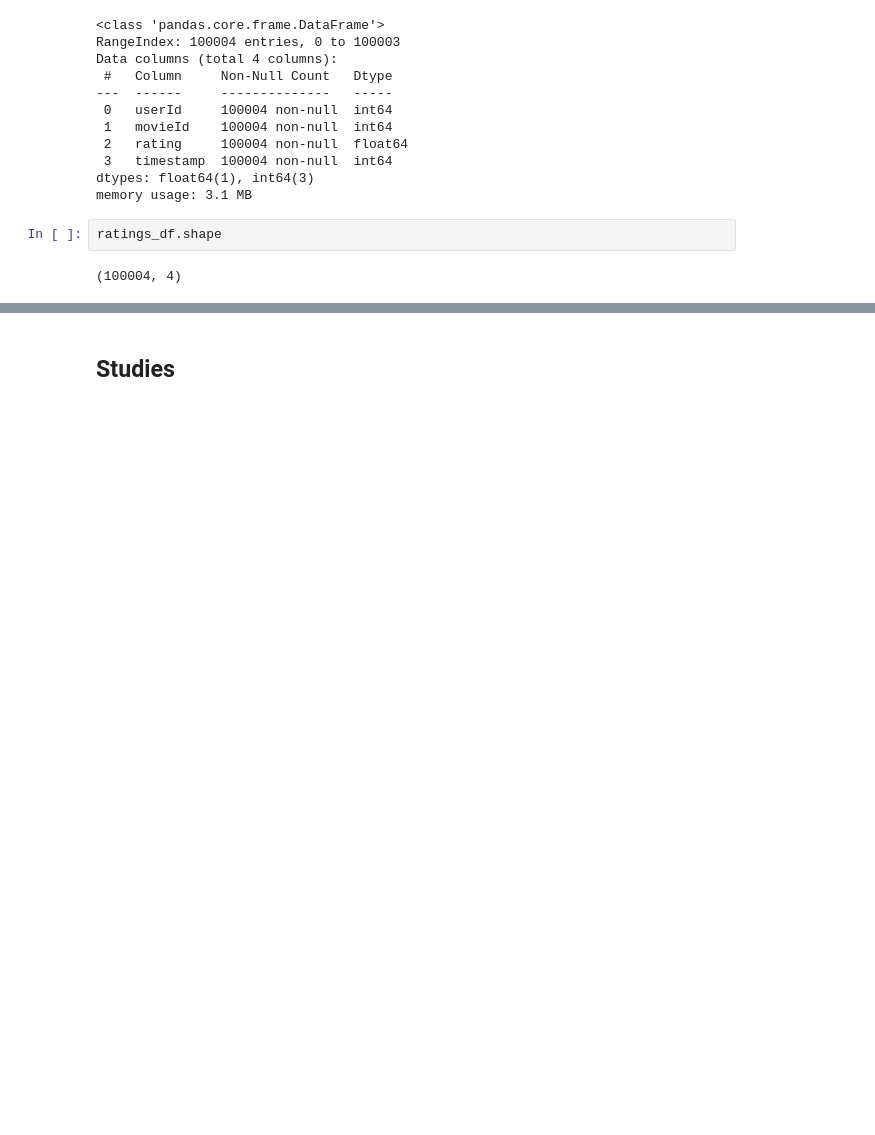
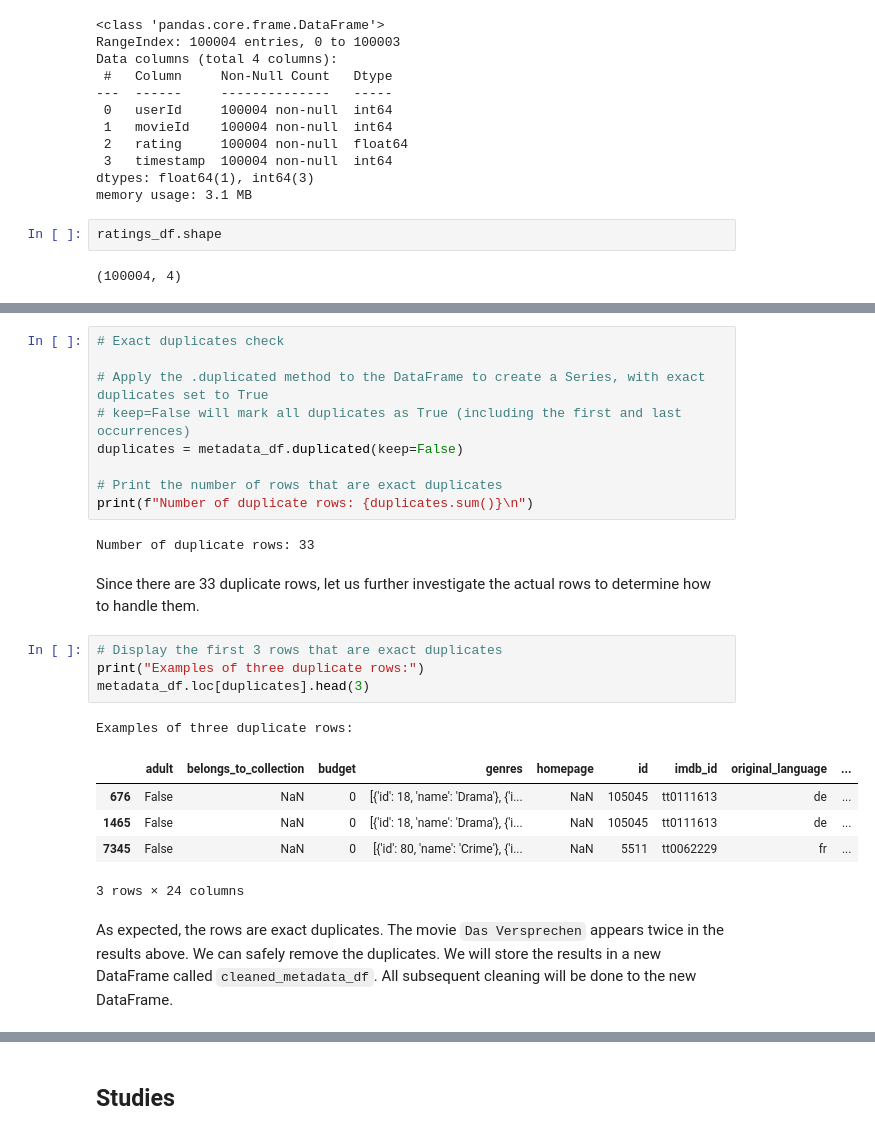
Before and after one commit to BrentMRPalmer/CSI4142-A4, a Jupyter notebook: UnsupervisedLearning.ipynb, the cells around one changed output, grey strips where cells are left out. Drawn from its saved outputs; the diff is of its cells as text; blank space fills up the shorter version.

```diff
--- a/UnsupervisedLearning.ipynb
+++ b/UnsupervisedLearning.ipynb
@@ -107,0 +128,26 @@ ratings_df.shape
+# %%
+# Exact duplicates check
+
+# Apply the .duplicated method to the DataFrame to create a Series, with exact duplicates set to True
+# keep=False will mark all duplicates as True (including the first and last occurrences)
+duplicates = metadata_df.duplicated(keep=False)
+
+# Print the number of rows that are exact duplicates
+print(f"Number of duplicate rows: {duplicates.sum()}\n")
+# %% [output]
+Number of duplicate rows: 33
+# %% [markdown]
+Since there are 33 duplicate rows, let us further investigate the actual rows to determine how to handle them.
+# %%
+# Display the first 3 rows that are exact duplicates
+print("Examples of three duplicate rows:")
+metadata_df.loc[duplicates].head(3)
+# %% [output]
+Examples of three duplicate rows:
+|  | adult | belongs_to_collection | budget | genres | homepage | id | imdb_id | original_language | ... |
+| 676 | False | NaN | 0 | [{'id': 18, 'name': 'Drama'}, {'i... | NaN | 105045 | tt0111613 | de | ... |
+| 1465 | False | NaN | 0 | [{'id': 18, 'name': 'Drama'}, {'i... | NaN | 105045 | tt0111613 | de | ... |
+| 7345 | False | NaN | 0 | [{'id': 80, 'name': 'Crime'}, {'i... | NaN | 5511 | tt0062229 | fr | ... |
+3 rows × 24 columns
+# %% [markdown]
+As expected, the rows are exact duplicates. The movie `Das Versprechen` appears twice in the results above. We can safely remove the duplicates. We will store the results in a new DataFrame called `cleaned_metadata_df`. All subsequent cleaning will be done to the new DataFrame.
```
Also changed, not shown: parts of 30 cells of this notebook, 1 other file.
